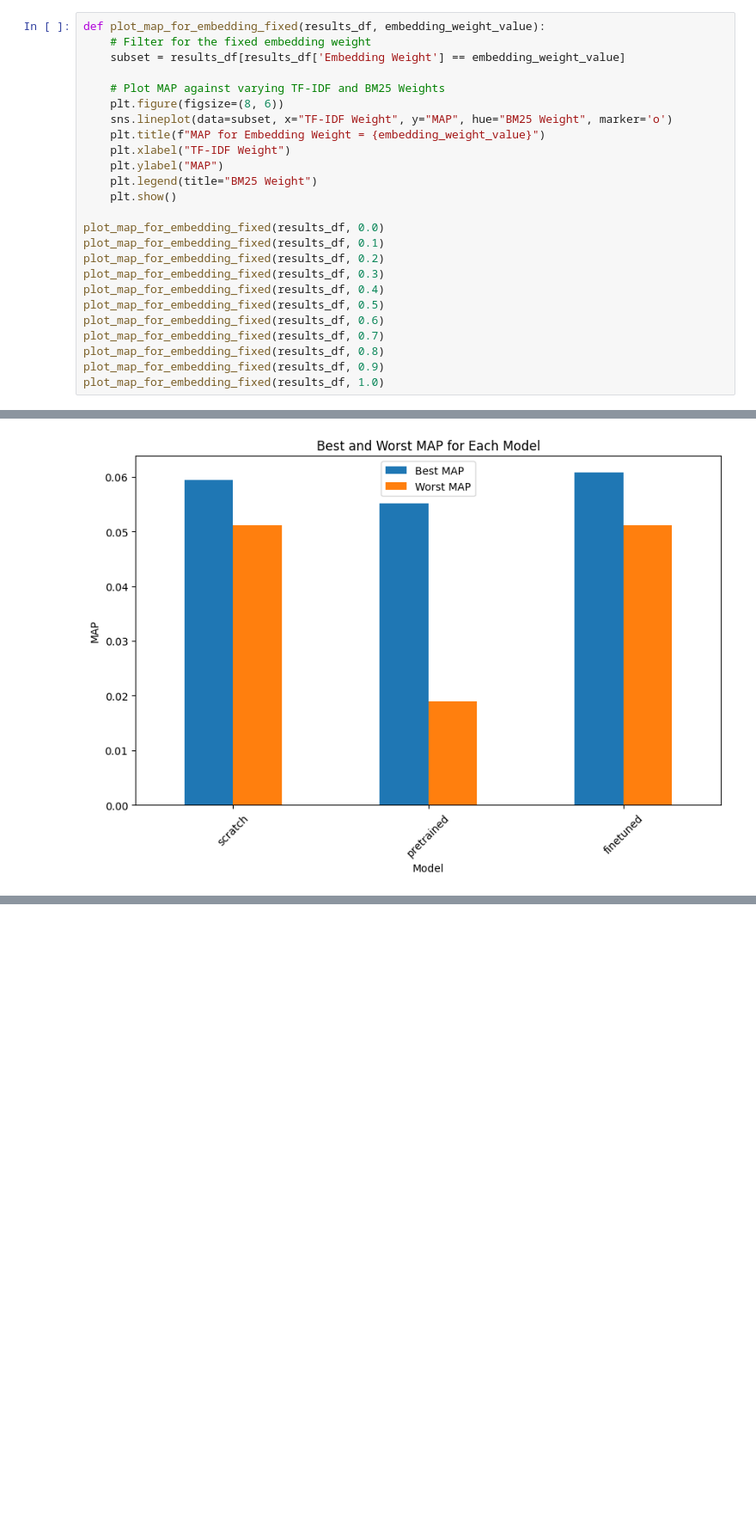
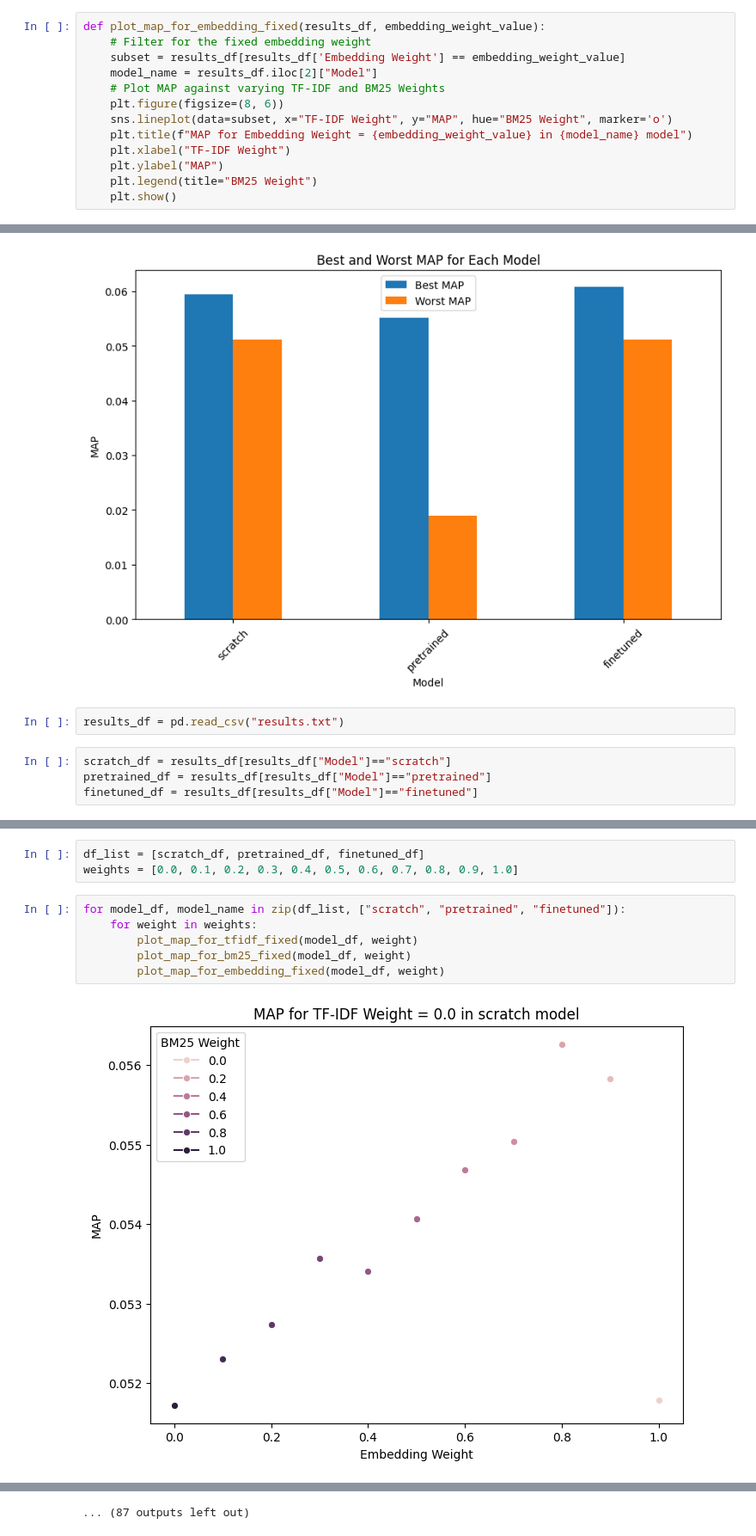
Before and after one commit to mfurkangon/cs533, a Jupyter notebook: HW/HW1/hw.ipynb, the cells around one changed output, grey strips where cells are left out. Shown at 86% size. Saved outputs shown, nothing was run; the diff lists cells and outputs as text; blank space fills up the shorter version.

```diff
--- a/HW/HW1/hw.ipynb
+++ b/HW/HW1/hw.ipynb
@@ -632,24 +588,12 @@ plot_map_for_bm25_fixed(results_df, 1.0)
 def plot_map_for_embedding_fixed(results_df, embedding_weight_value):
     # Filter for the fixed embedding weight
     subset = results_df[results_df['Embedding Weight'] == embedding_weight_value]
-
+    model_name = results_df.iloc[2]["Model"]
     # Plot MAP against varying TF-IDF and BM25 Weights
     plt.figure(figsize=(8, 6))
     sns.lineplot(data=subset, x="TF-IDF Weight", y="MAP", hue="BM25 Weight", marker='o')
-    plt.title(f"MAP for Embedding Weight = {embedding_weight_value}")
+    plt.title(f"MAP for Embedding Weight = {embedding_weight_value} in {model_name} model")
     plt.xlabel("TF-IDF Weight")
     plt.ylabel("MAP")
     plt.legend(title="BM25 Weight")
     plt.show()
-
-plot_map_for_embedding_fixed(results_df, 0.0)
-plot_map_for_embedding_fixed(results_df, 0.1)
-plot_map_for_embedding_fixed(results_df, 0.2)
-plot_map_for_embedding_fixed(results_df, 0.3)
-plot_map_for_embedding_fixed(results_df, 0.4)
-plot_map_for_embedding_fixed(results_df, 0.5)
-plot_map_for_embedding_fixed(results_df, 0.6)
-plot_map_for_embedding_fixed(results_df, 0.7)
-plot_map_for_embedding_fixed(results_df, 0.8)
-plot_map_for_embedding_fixed(results_df, 0.9)
-plot_map_for_embedding_fixed(results_df, 1.0)
@@ -698,3 +630,9 @@ def best_and_worst_plots(results_df):
 best_and_worst_plots(results_df)
 # %% [output]
 [figure]
+# %%
+results_df = pd.read_csv("results.txt")
+# %%
+scratch_df = results_df[results_df["Model"]=="scratch"]
+pretrained_df = results_df[results_df["Model"]=="pretrained"]
+finetuned_df = results_df[results_df["Model"]=="finetuned"]
@@ -700,0 +646,11 @@ best_and_worst_plots(results_df)
+# %%
+df_list = [scratch_df, pretrained_df, finetuned_df]
+weights = [0.0, 0.1, 0.2, 0.3, 0.4, 0.5, 0.6, 0.7, 0.8, 0.9, 1.0]
+# %%
+for model_df, model_name in zip(df_list, ["scratch", "pretrained", "finetuned"]):
+    for weight in weights:
+        plot_map_for_tfidf_fixed(model_df, weight)
+        plot_map_for_bm25_fixed(model_df, weight)
+        plot_map_for_embedding_fixed(model_df, weight)
+# %% [output]
+[figure, added]
@@ -700,0 +668 @@ best_and_worst_plots(results_df)
+... (87 outputs left out)
```
Also changed, not shown: parts of 7 cells of this notebook, 2 other files.
